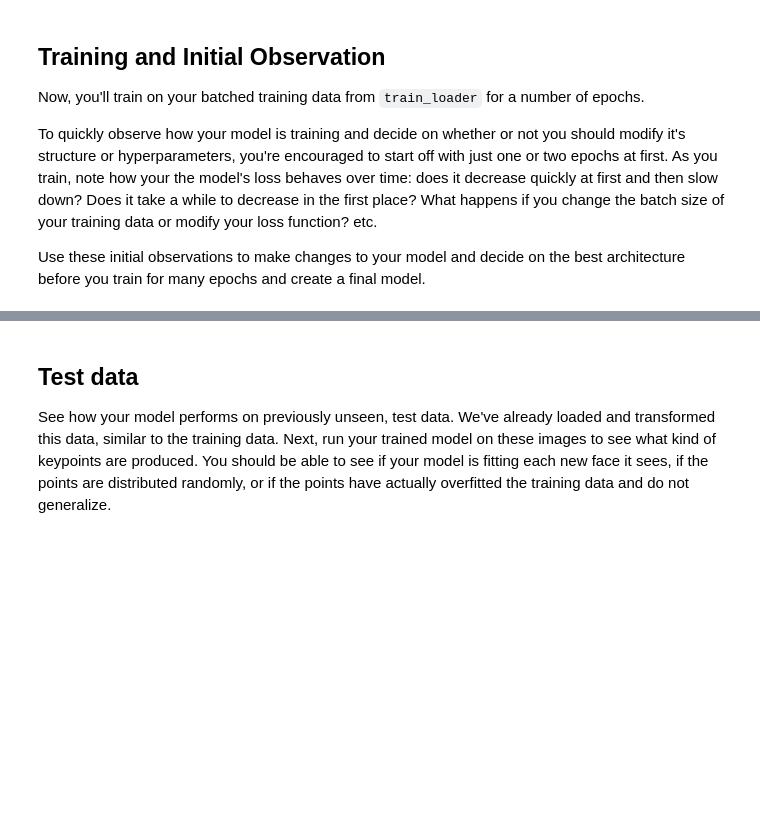
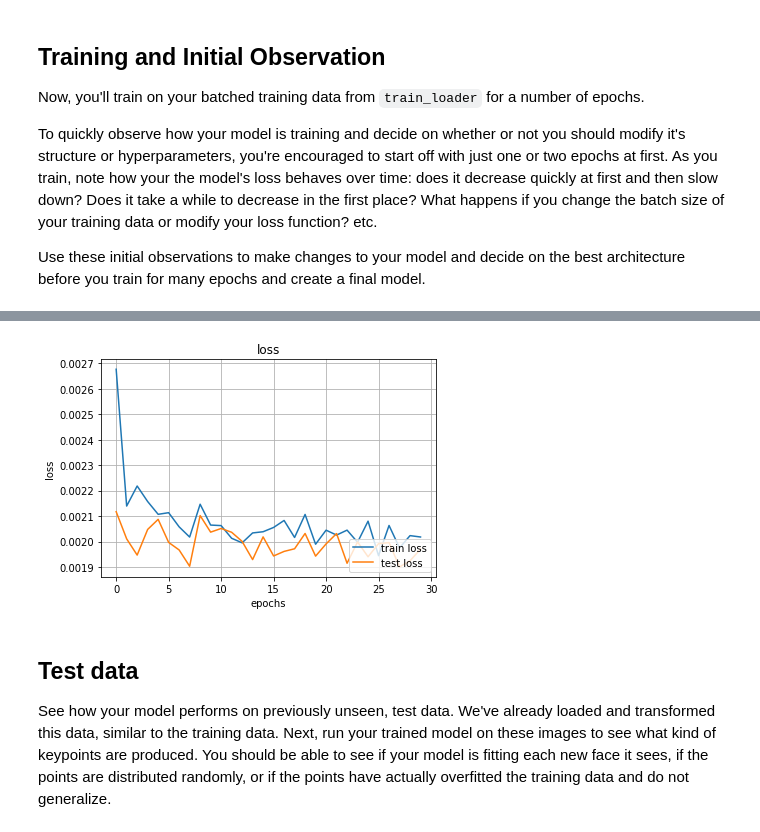
Before and after one commit to udacity/P1_Facial_Keypoints, a Jupyter notebook: 2. Define the Network Architecture.ipynb, the cells around one changed output, grey strips where cells are left out. Cells and saved outputs as stored; diff of their text form; code cells hidden in the pictures; blank space fills up the shorter version.

```diff
--- a/2. Define the Network Architecture.ipynb
+++ b/2. Define the Network Architecture.ipynb
@@ -323,7 +320,7 @@ Next, you'll define how the model will train by deciding on the loss function an
 ## TODO: Define the loss and optimization
 import torch.optim as optim
 
-criterion = nn.L1Loss(size_average=False)
+criterion = nn.L1Loss().cuda()
 
 optimizer = optim.Adam(net.parameters())
 # %% [markdown]
@@ -362,12 +359,17 @@ def calculate_test_loss():
         n += key_pts.size(0)
     return test_loss/n
 # %%
+import time
+
 def train_net(n_epochs):
 
     # prepare the net for training
     net.train()
 
-    print_every_i = 50
+    print_every_i = 10
+
+    learning_loss_list = np.zeros(n_epochs, np.float32)
+    test_loss_list = np.zeros(n_epochs, np.float32)
 
     for epoch in range(n_epochs):  # loop over the dataset multiple times
 
@@ -380,21 +382,21 @@ def train_net(n_epochs):
         # train on batches of data, assumes you already have train_loader
         for batch_i, data in enumerate(train_loader):
             # get the input images and their corresponding labels
-            images = data['image']
-            key_pts = data['keypoints']
+            images = data['image'].cuda()
+            key_pts = data['keypoints'].cuda()
 
             # flatten pts
-            key_pts = key_pts.view(key_pts.size(0), -1)
+            key_pts = key_pts.view(key_pts.size(0), -1).cuda()
 
             # convert variables to floats for regression loss
-            key_pts = key_pts.type(torch.FloatTensor)
-            images = images.type(torch.FloatTensor)
+            key_pts = key_pts.type(torch.FloatTensor).cuda()
+            images = images.type(torch.FloatTensor).cuda()
 
             # forward pass to get outputs
             output_pts = net(images)
 
             # calculate the loss between predicted and target keypoints
-            loss = criterion(output_pts, key_pts)
+            loss = criterion(output_pts, key_pts).cuda()
 
             # zero the parameter (weight) gradients
             optimizer.zero_grad()
@@ -411,6 +413,7 @@ def train_net(n_epochs):
             n += key_pts.size(0)
             if batch_i % print_every_i == print_every_i - 1:    # print every 10 batches
                 print('Epoch: {}, Batch: {}, Avg. Loss: {}'.format(epoch + 1, batch_i+1, running_loss/n))
+                learning_loss_list[epoch] = running_loss/n
                 running_loss = 0.0
                 n = 0
 
@@ -419,13 +422,15 @@ def train_net(n_epochs):
 
         net.eval()
         test_loss += calculate_test_loss()
+        test_loss_list[epoch] = test_loss
         net.train()
         print('Epoch: {}, Avg Test Loss: {}'.format(epoch + 1, test_loss))
 
     print('Finished Training')
+    return learning_loss_list, test_loss_list
 # %%
 # train your network
 n_epochs = 30 # start small, and increase when you've decided on your model structure and hyperparams
 
-train_net(n_epochs)
+learning_loss_list, tet_loss_list = train_net(n_epochs)
 # %% [output]
@@ -467,3 +454,19 @@ KeyboardInterrupt:
+# %%
+def show_fit_history(learning_loss, test_loss):
+    # acc
+    plt.figure()
+    plt.title('loss')
+    plt.plot(learning_loss, label='train loss')
+    plt.plot(test_loss, label='test loss')
+    plt.xlabel('epochs')
+    plt.ylabel('loss')
+    plt.legend(loc="lower right")
+    plt.grid(True)
+    plt.show()
+# %%
+show_fit_history(learning_loss_list, tet_loss_list)
+# %% [output]
+[figure, added]
 # %% [markdown]
 ## Test data
 
```
Also changed, not shown: parts of 21 cells of this notebook, 3 other files.
